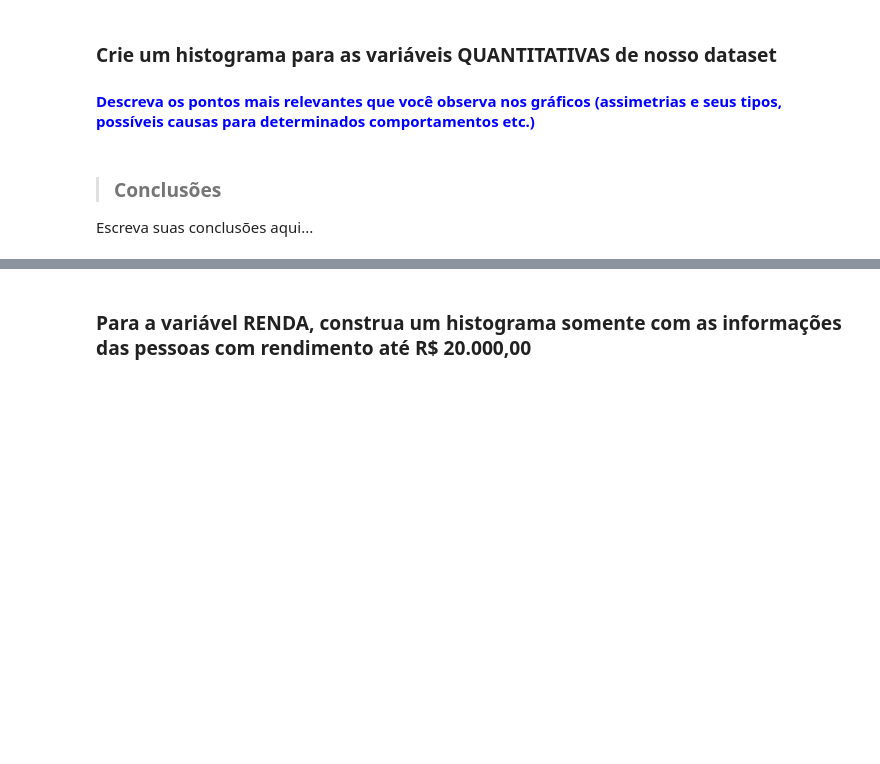
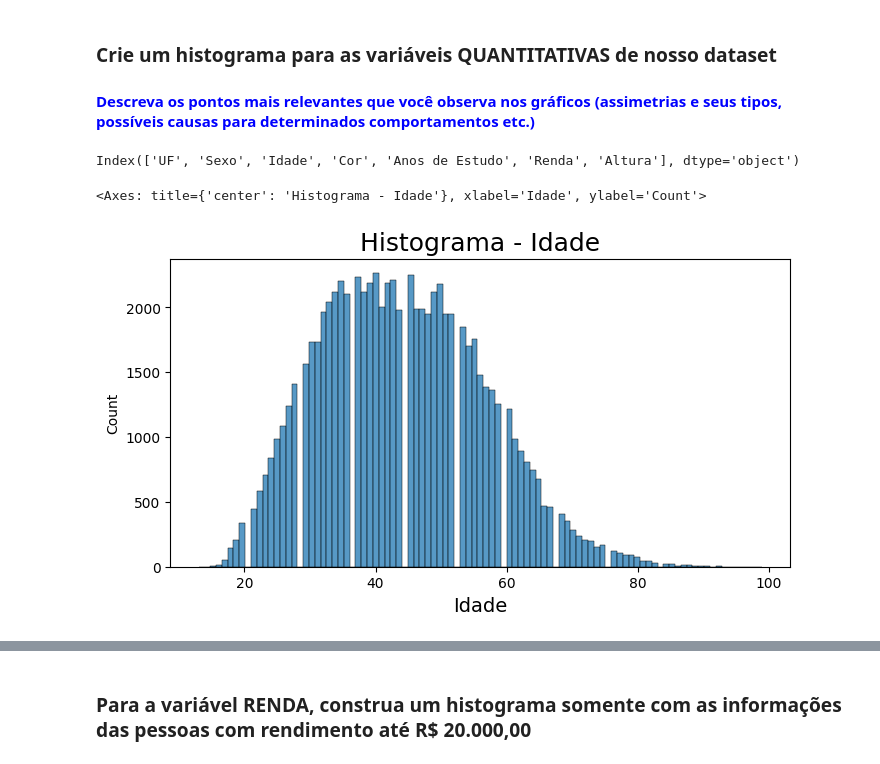
Before and after one commit to DiogoWorkGit/Python_Notebooks, a Jupyter notebook: Notebooks/EXERCICIOS - ANALISE DESCRITIVA 1.ipynb, the cells around one changed output, grey strips where cells are left out. Drawn from its saved outputs; the diff is of its cells as text; code cells hidden in the pictures; blank space fills up the shorter version.

```diff
--- a/Notebooks/EXERCICIOS - ANALISE DESCRITIVA 1.ipynb
+++ b/Notebooks/EXERCICIOS - ANALISE DESCRITIVA 1.ipynb
@@ -190,7 +264,16 @@ Escreva suas conclusões aqui...
 # %% [markdown]
 ### Crie um histograma para as variáveis QUANTITATIVAS de nosso dataset
 #### <font color='blue'>Descreva os pontos mais relevantes que você observa nos gráficos (assimetrias e seus tipos, possíveis causas para determinados comportamentos etc.)</font>
-# %% [markdown]
-> ### Conclusões
-
-Escreva suas conclusões aqui...
+# %%
+dados.columns
+# %% [output]
+Index(['UF', 'Sexo', 'Idade', 'Cor', 'Anos de Estudo', 'Renda', 'Altura'], dtype='object')
+# %%
+ax = sns.histplot(data= dados.Idade)
+ax.figure.set_size_inches(8, 4)
+ax.set_title('Histograma - Idade', fontsize=18)
+ax.set_xlabel('Idade', fontsize=14)
+ax
+# %% [output]
+<Axes: title={'center': 'Histograma - Idade'}, xlabel='Idade', ylabel='Count'>
+[figure, added]
```
Also changed, not shown: parts of 20 cells of this notebook.
